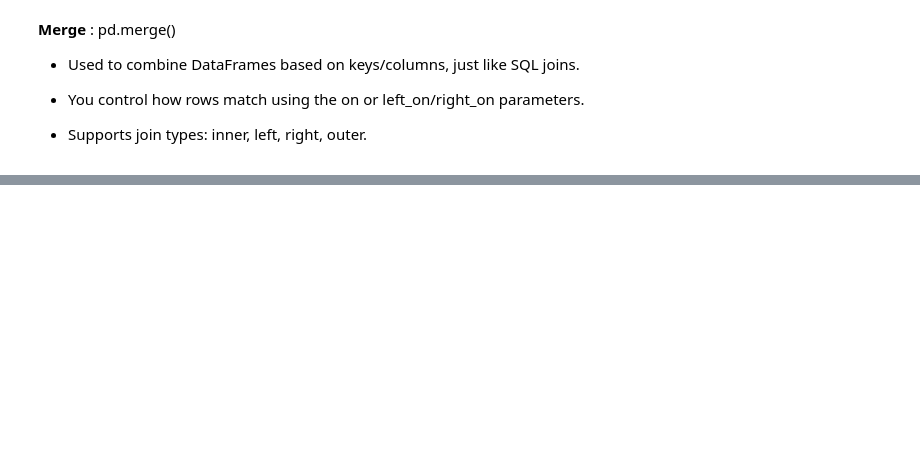
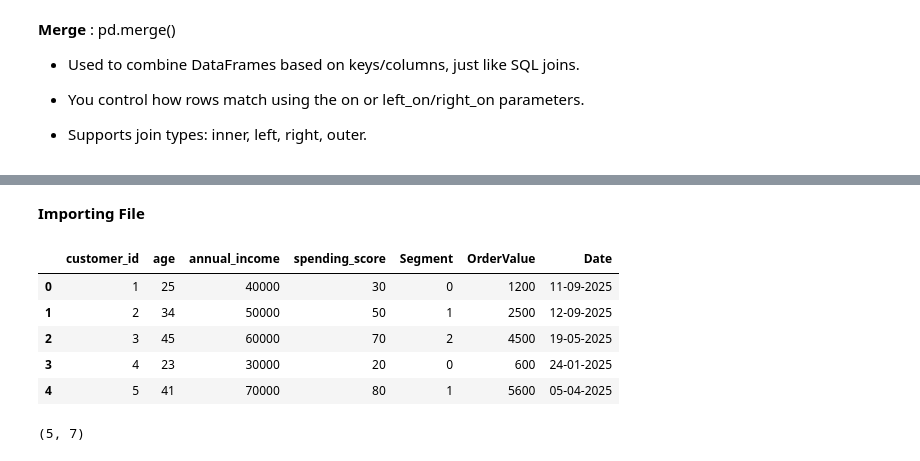
Before and after one commit to FazilMSD7/Data-Analytics, a Jupyter notebook: Pandas/Pandas.ipynb, the cells around one changed output, grey strips where cells are left out. Cells and saved outputs as stored; diff of their text form; code cells hidden in the pictures; blank space fills up the shorter version.

```diff
--- a/Pandas/Pandas.ipynb
+++ b/Pandas/Pandas.ipynb
@@ -726,0 +735,16 @@ pd.merge(df,df2, on = 'dept')
+# %% [markdown]
+**Importing File**
+# %%
+data = pd.read_csv('customer_data.csv')
+data
+# %% [output]
+|  | customer_id | age | annual_income | spending_score | Segment | OrderValue | Date |
+| 0 | 1 | 25 | 40000 | 30 | 0 | 1200 | 11-09-2025 |
+| 1 | 2 | 34 | 50000 | 50 | 1 | 2500 | 12-09-2025 |
+| 2 | 3 | 45 | 60000 | 70 | 2 | 4500 | 19-05-2025 |
+| 3 | 4 | 23 | 30000 | 20 | 0 | 600 | 24-01-2025 |
+| 4 | 5 | 41 | 70000 | 80 | 1 | 5600 | 05-04-2025 |
+# %%
+data.shape
+# %% [output]
+(5, 7)
```
Also changed, not shown: parts of 26 cells of this notebook.
